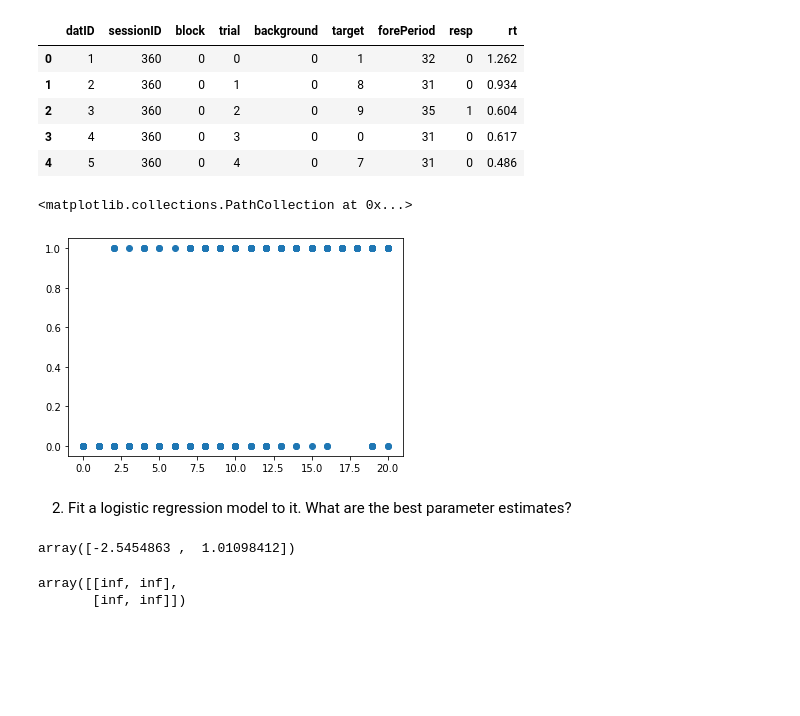
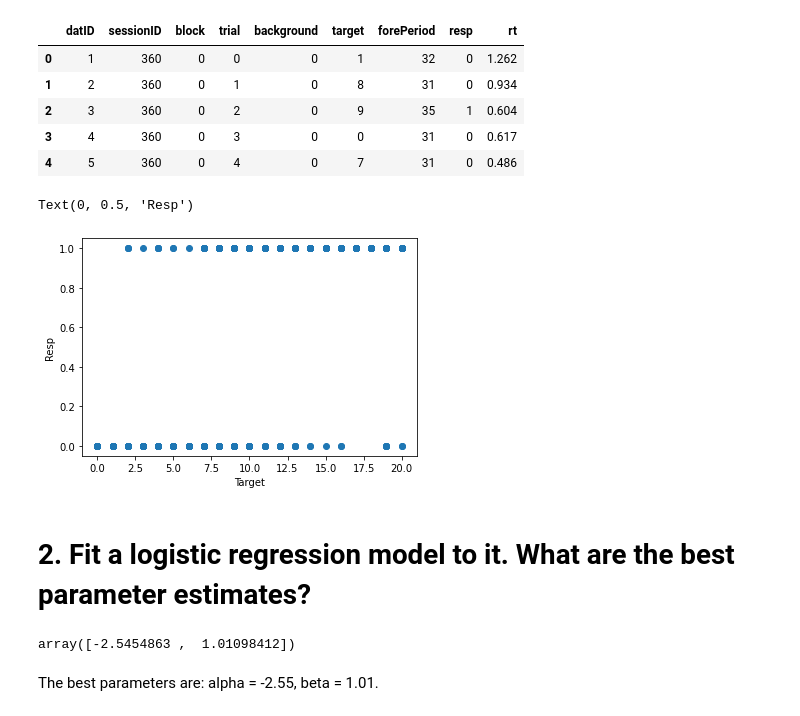
Before and after one commit to jungsunyoo/uci-psych203, a Jupyter notebook: PSYCH203B_A1.ipynb, the cells around one changed output. Cells and saved outputs as stored; diff of their text form; code cells hidden in the pictures; blank space fills up the shorter version.

```diff
--- a/PSYCH203B_A1.ipynb
+++ b/PSYCH203B_A1.ipynb
@@ -23,14 +23,16 @@ df.head(5)
 # %%
 s361 = df.loc[df['sessionID'] == 361]
 
 x = np.asarray(s361['target'])
 y = np.asarray(s361['resp'])
 X = x.reshape(-1,1)
 
 plt.scatter(x, y, marker='o')
+plt.xlabel('Target')
+plt.ylabel('Resp')
 # %% [output]
-<matplotlib.collections.PathCollection at 0x...>
+Text(0, 0.5, 'Resp')
-[figure, old version]
+[figure, new version]
 # %% [markdown]
-2. Fit a logistic regression model to it. What are the best parameter estimates?
+# 2. Fit a logistic regression model to it. What are the best parameter estimates?
 # %%
@@ -50,8 +55,5 @@ popt, pcov = curve_fit(nll, X,y)
 popt
 # %% [output]
 array([-2.5454863 ,  1.01098412])
-# %%
-pcov
-# %% [output]
-array([[inf, inf],
-       [inf, inf]])
+# %% [markdown]
+The best parameters are: alpha = -2.55, beta = 1.01.
```
Also changed, not shown: parts of 18 cells of this notebook.
